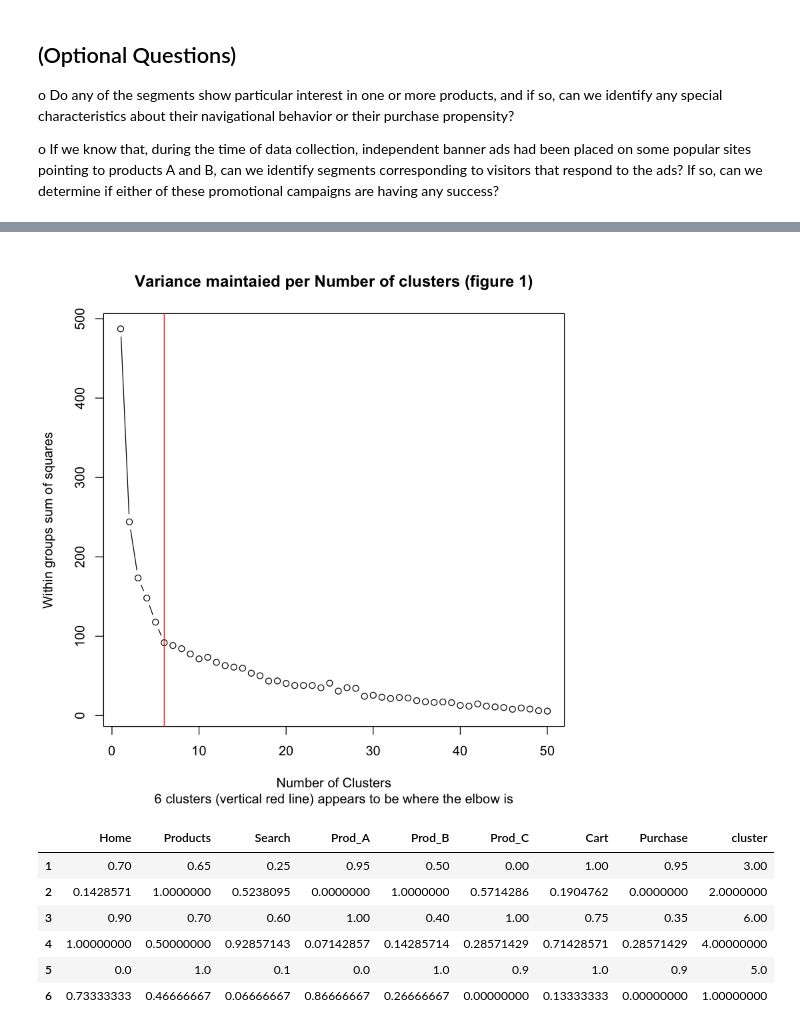
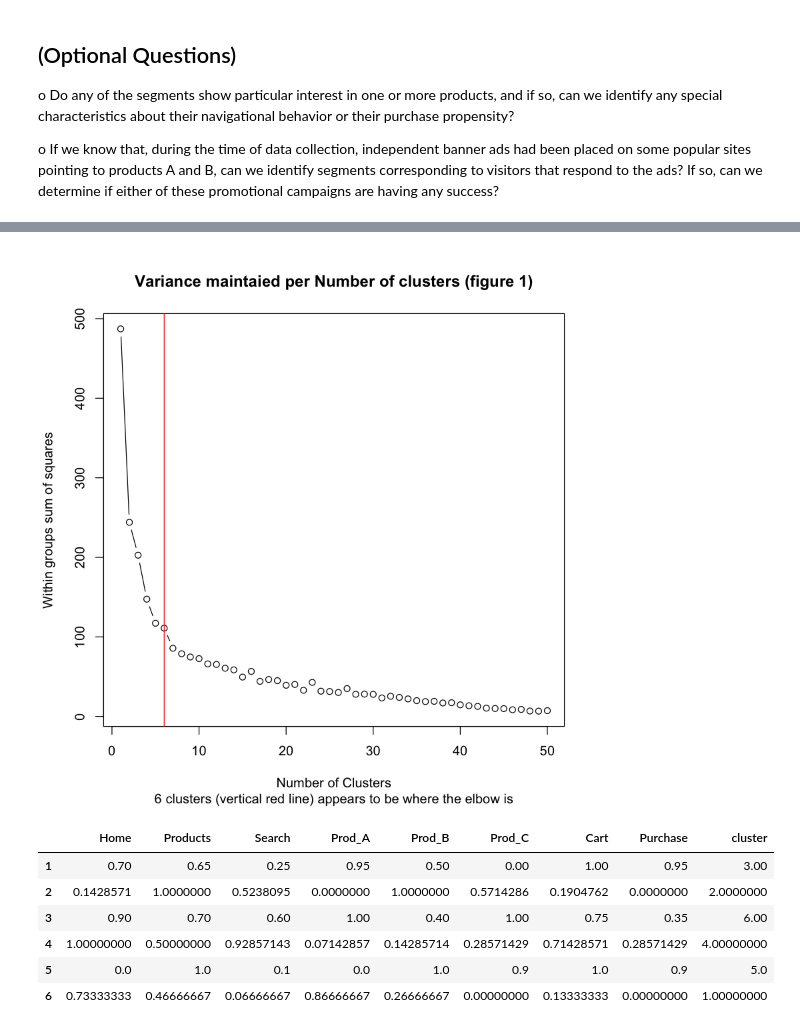
Before and after one commit to chrisscastaneda/UW-Data-Science-2016, a Jupyter notebook: DS450_Assignment3_Session_Clustering.ipynb, the cells around one changed output, grey strips where cells are left out. Saved outputs shown, nothing was run; the diff lists cells and outputs as text; code cells hidden in the pictures.

```diff
--- a/DS450_Assignment3_Session_Clustering.ipynb
+++ b/DS450_Assignment3_Session_Clustering.ipynb
@@ -59,25 +84,36 @@ list.files()
 d = read.csv("Sessions.csv", stringsAsFactors = F)
 # %%
 ## Plot Variance of Clusters against Number of Clusters
-wssplot <- function(data, nc=15, seed=1234) {
-  wss <- (nrow(data)-1) * sum(apply(data,2,var))
-  for (i in 2:nc){
-    set.seed(seed)
-    wss[i] <- sum(kmeans(data, centers=i)$withinss)
+WssPlot <- function(d, numClusters=15, seed=42) {
+  # ----------------------------------------------------------------------------
+  # Plots
+  #
+  # Args:
+  #   d: data in a data frame
+  #   numClusters: (optional) numeric integer, number of clusters, defaults to 15
+  #   seed: (optional) set seed for kmeans function
+  # Returns:
+  #   numeric vector of within group sum of squares, index values represent
+  #     number of clusters
+  # ----------------------------------------------------------------------------
+  wss <- (nrow(d)-1) * sum(apply(d,2,var))
+  for (i in 2:numClusters) {
+      set.seed(seed)
+      wss[i] <- sum(kmeans(d, centers=i)$withinss)
   }
   plot(
-      1:nc, wss, type="b",
+      1:numClusters, wss, type="b",
       xlab="Number of Clusters",
       ylab="Within groups sum of squares",
       main="Variance maintaied per Number of clusters (figure 1)",
       sub="6 clusters (vertical red line) appears to be where the elbow is"
       )
-  abline(v=6, col="red")
+  abline(v=6, col="red")  #
 
   return(wss)
 }
 
-sessionsWss <- wssplot(d, nc=50)
+sessionsWss <- WssPlot(d, numClusters=50)
 # %% [output]
 Warning message:
 : did not converge in 10 iterationsWarning message:
@@ -90,5 +122,5 @@ Warning message:
 : did not converge in 10 iterations
-[figure, old version]
+[figure, new version]
 # %%
 ## K-means Clustering with 6 clusters
 numClusters <- 6
```
Also changed, not shown: parts of 4 cells of this notebook.
